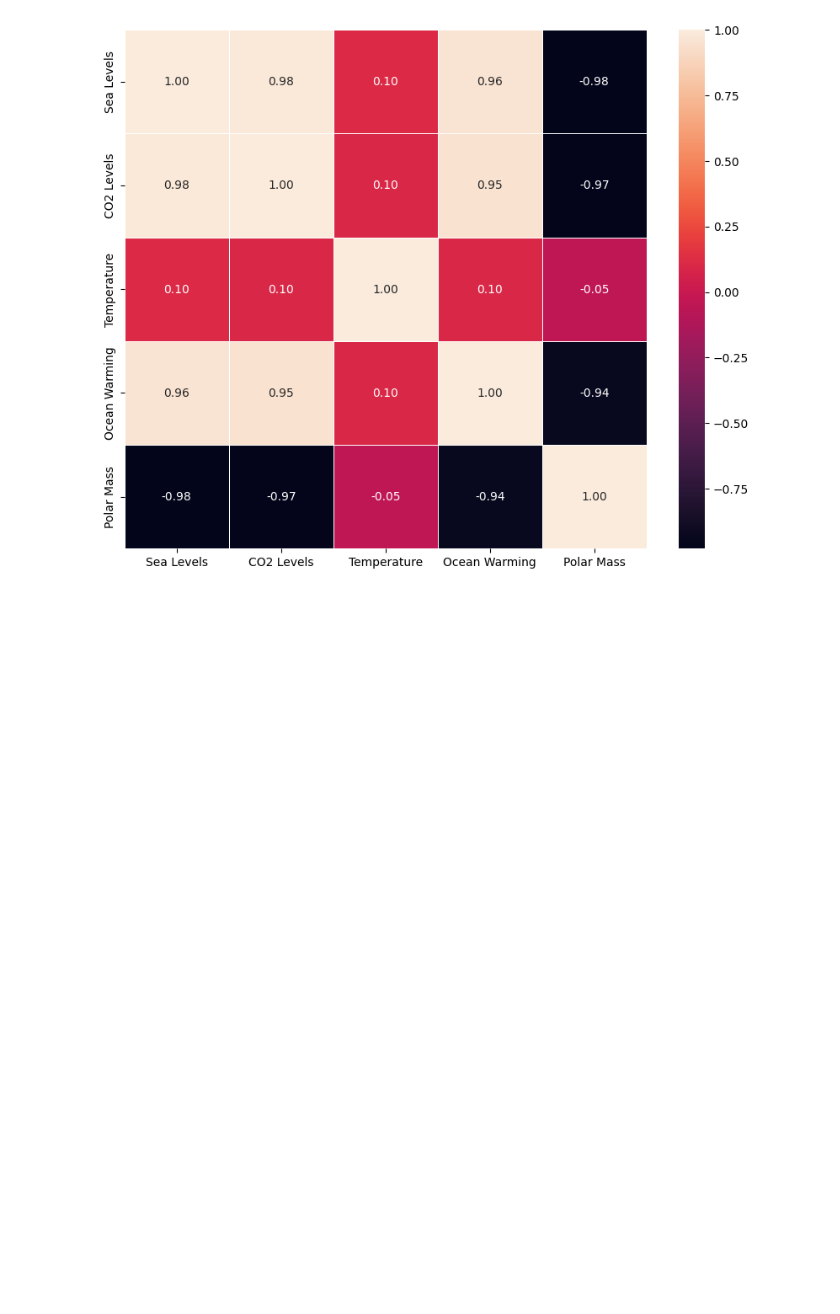
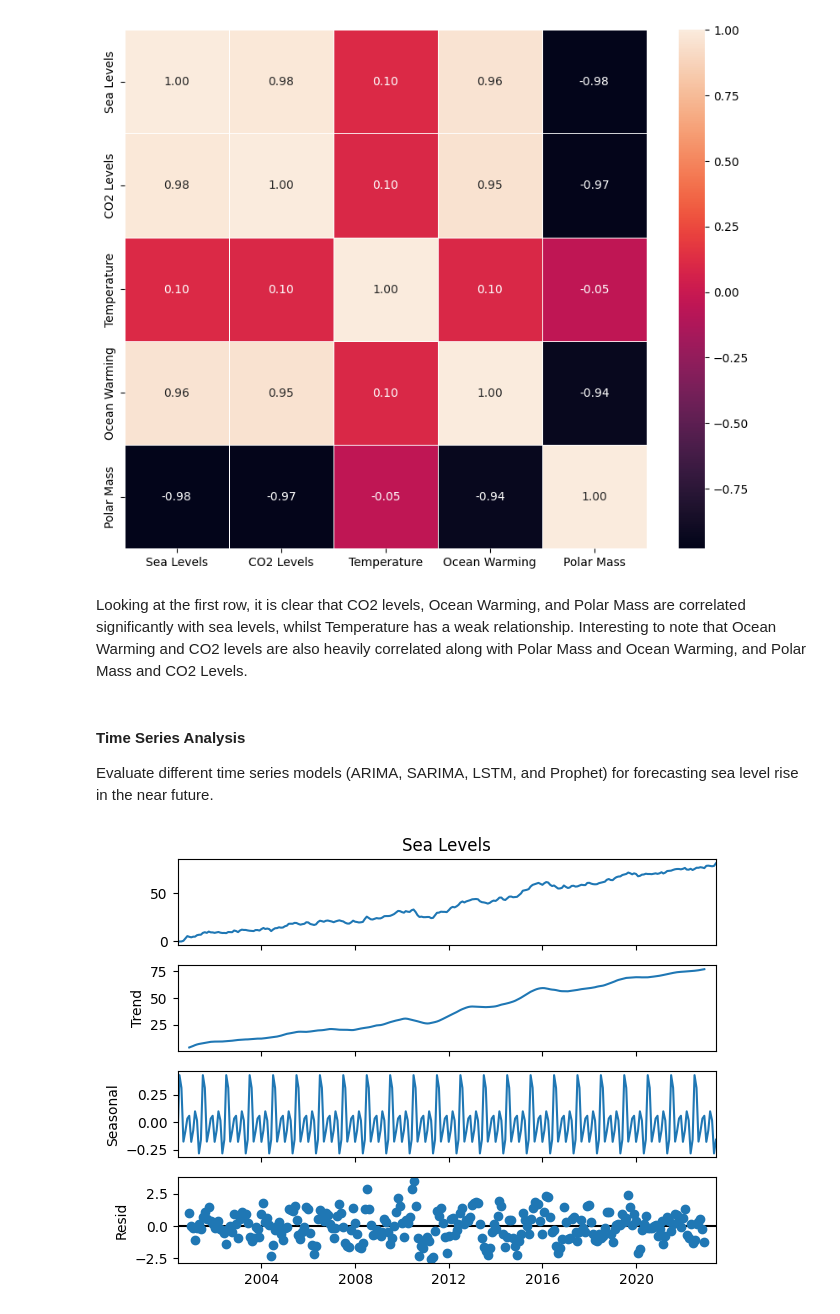
Before and after one commit to rraj786/Sea-Level-Predictions, a Jupyter notebook: Sea Level Predictions.ipynb, the cells around one changed output. Cells and saved outputs as stored; diff of their text form; code cells hidden in the pictures; blank space fills up the shorter version.

Commit message:
Trying to get up-to-date with model updates

```diff
--- a/Sea Level Predictions.ipynb
+++ b/Sea Level Predictions.ipynb
@@ -138,3 +148,16 @@ sns.heatmap(corr, annot = True, fmt = ".2f", linewidth = .5)
 plt.show()
 # %% [output]
 [figure]
+# %% [markdown]
+Looking at the first row, it is clear that CO2 levels, Ocean Warming, and Polar Mass are correlated significantly with sea levels, whilst Temperature has a weak relationship. Interesting to note that Ocean Warming and CO2 levels are also heavily correlated along with Polar Mass and Ocean Warming, and Polar Mass and CO2 Levels.
+# %% [markdown]
+#### Time Series Analysis
+Evaluate different time series models (ARIMA, SARIMA, LSTM, and Prophet) for forecasting sea level rise in the near future.
+# %%
+# Perform seasonal decomposition (must be additive as there are negative/zero values)
+decomp = seasonal_decompose(unified['Sea Levels'], model= 'additive')
+decomp.plot()
+
+plt.show()
+# %% [output]
+[figure, added]
```
Also changed, not shown: parts of 35 cells of this notebook.
